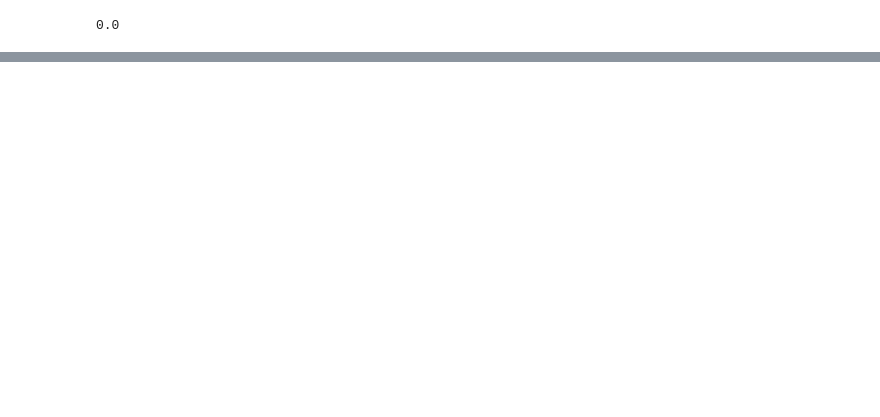
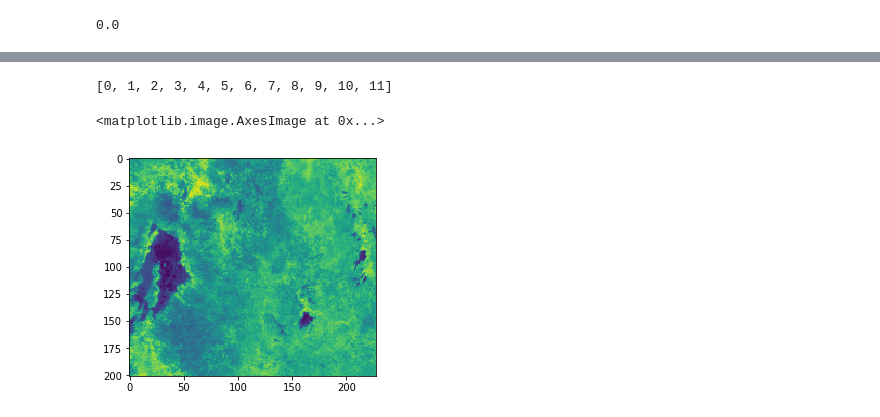
Before and after one commit to rittik97/climate, a Jupyter notebook: true_mask.ipynb, the cells around one changed output, grey strips where cells are left out. Drawn from its saved outputs; the diff is of its cells as text; code cells hidden in the pictures; blank space fills up the shorter version.

```diff
--- a/true_mask.ipynb
+++ b/true_mask.ipynb
@@ -112,0 +155,11 @@ plt.imshow(np.array(im,np.int32))
+# %%
+x=list(np.zeros(12))
+y=list(np.zeros(12))
+# %%
+files = glob.glob("trials/climate/*.tif")
+for file in files:
+    print(file.split('_')[1].split('.')[0])
+    idx=int(file.split('_')[1].split('.')[0])
+    img = np.asarray(Image.open(file))
+    x[idx]=img
+    y[idx]=idx
@@ -112,0 +179,9 @@ plt.imshow(np.array(im,np.int32))
+# %%
+y
+# %% [output]
+[0, 1, 2, 3, 4, 5, 6, 7, 8, 9, 10, 11]
+# %%
+plt.imshow(x[0])
+# %% [output]
+<matplotlib.image.AxesImage at 0x...>
+[figure, added]
```
Also changed, not shown: parts of 27 cells of this notebook, 5 other files.
